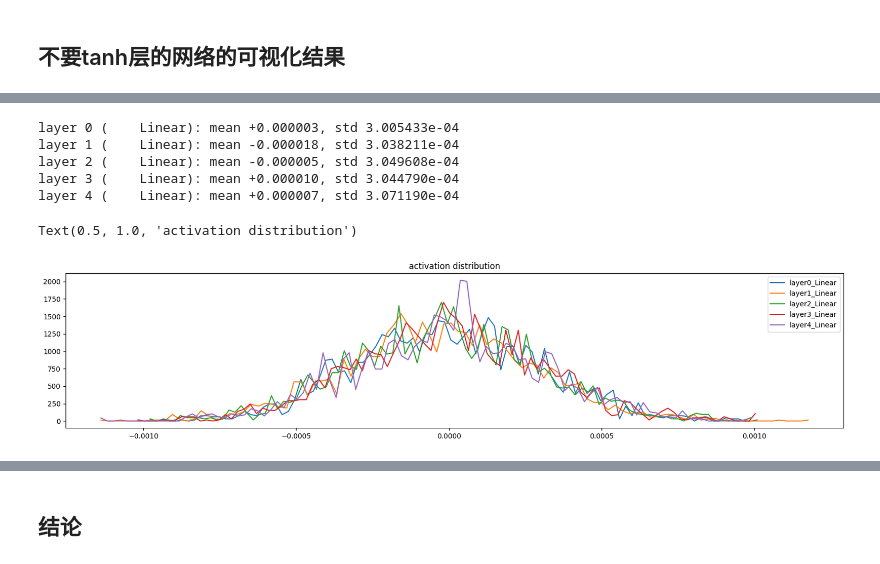
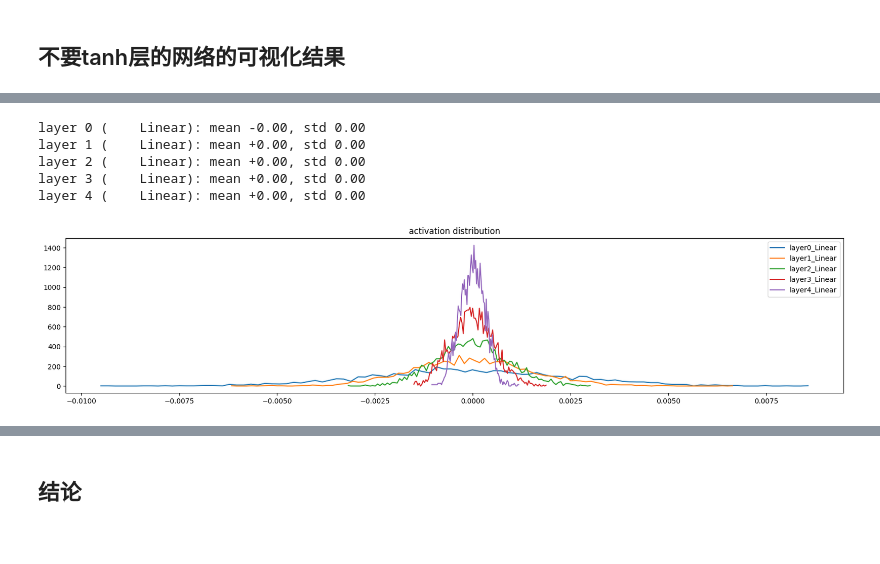
Before and after one commit to CastleDream/learnGPTfromScratch, a Jupyter notebook: code/4_MLP2_demo.ipynb, the cells around one changed output, grey strips where cells are left out. Cells and saved outputs as stored; diff of their text form; code cells hidden in the pictures.

```diff
--- a/code/4_MLP2_demo.ipynb
+++ b/code/4_MLP2_demo.ipynb
@@ -385,6 +384,6 @@ Text(0.5, 1.0, 'activation distribution')
 ## 不要tanh层的网络的可视化结果
 # %%
 from utils_4 import run_without_tanh
-layers = run_without_tanh(1, vocab_size, Linear, block_size, Xtr, Ytr) # gain = 1
+layers = run_without_tanh(5/3, vocab_size, Linear, block_size, Xtr, Ytr) # gain = 1
 # %% [output]
 46497
@@ -427,20 +400,9 @@ Text(0.5, 1.0, 'activation distribution')
 # %%
-plt.figure(figsize=(20, 4))
-legends = []
-for i, layer in enumerate(layers[:-1]):
-  if isinstance(layer, Linear):
-    t = layer.out.grad
-    print('layer %d (%10s): mean %+f, std %e' % (i, layer.__class__.__name__, t.mean(), t.std()))
-    hy, hx = torch.histogram(t, density=True)
-    plt.plot(hx[:-1].detach(), hy.detach())
-    legends.append(f'layer{i}_{layer.__class__.__name__}')
-plt.legend(legends);
-plt.title('activation distribution')
+plot_out_grad(layers, Linear)
 # %% [output]
-layer 0 (    Linear): mean +0.000003, std 3.005433e-04
-layer 1 (    Linear): mean -0.000018, std 3.038211e-04
-layer 2 (    Linear): mean -0.000005, std 3.049608e-04
-layer 3 (    Linear): mean +0.000010, std 3.044790e-04
-layer 4 (    Linear): mean +0.000007, std 3.071190e-04
+layer 0 (    Linear): mean -0.00, std 0.00
+layer 1 (    Linear): mean +0.00, std 0.00
+layer 2 (    Linear): mean +0.00, std 0.00
+layer 3 (    Linear): mean +0.00, std 0.00
+layer 4 (    Linear): mean +0.00, std 0.00
-Text(0.5, 1.0, 'activation distribution')
-[figure, old version]
+[figure, new version]
```
Also changed, not shown: parts of 29 cells of this notebook, 1 other file.
